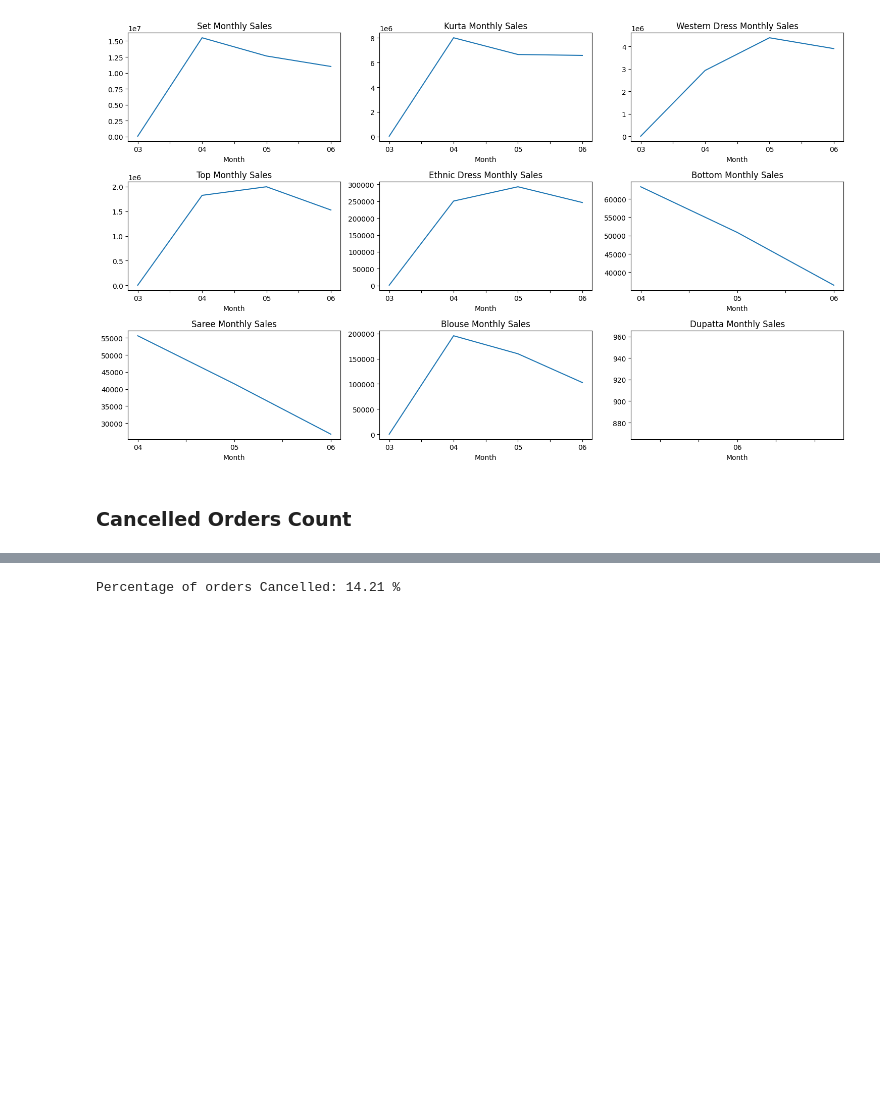
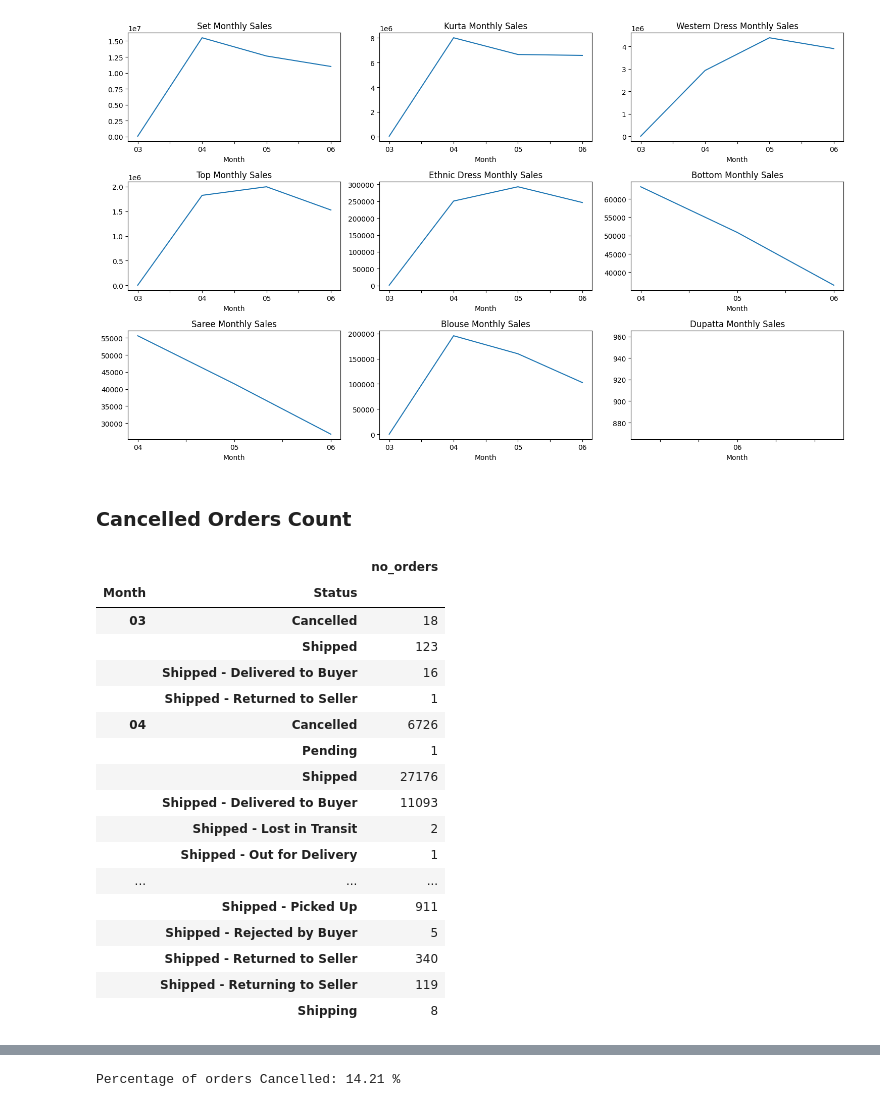
Before and after one commit to RookieCoder12/DevArena-Week-4, a Jupyter notebook: analysis.ipynb, the cells around one changed output, grey strips where cells are left out. Drawn from its saved outputs; the diff is of its cells as text; code cells hidden in the pictures; blank space fills up the shorter version.

```diff
--- a/analysis.ipynb
+++ b/analysis.ipynb
@@ -443,7 +423,27 @@ plt.show()
 # %%
 df_order_status = df_sales.groupby(["Month", "Status"]).agg(
     no_orders = ("Order ID", "nunique")
 )
+df_order_status
+# %% [output]
+|  |  | no_orders |
+| Month | Status |  |
+| 03 | Cancelled | 18 |
+|  | Shipped | 123 |
+|  | Shipped - Delivered to Buyer | 16 |
+|  | Shipped - Returned to Seller | 1 |
+| 04 | Cancelled | 6726 |
+|  | Pending | 1 |
+|  | Shipped | 27176 |
+|  | Shipped - Delivered to Buyer | 11093 |
+|  | Shipped - Lost in Transit | 2 |
+|  | Shipped - Out for Delivery | 1 |
+| ... | ... | ... |
+|  | Shipped - Picked Up | 911 |
+|  | Shipped - Rejected by Buyer | 5 |
+|  | Shipped - Returned to Seller | 340 |
+|  | Shipped - Returning to Seller | 119 |
+|  | Shipping | 8 |
 # %%
 cancelled_orders = df_order_status.xs("Cancelled", level="Status")
 
```
Also changed, not shown: parts of 3 cells of this notebook, 4 other files.
